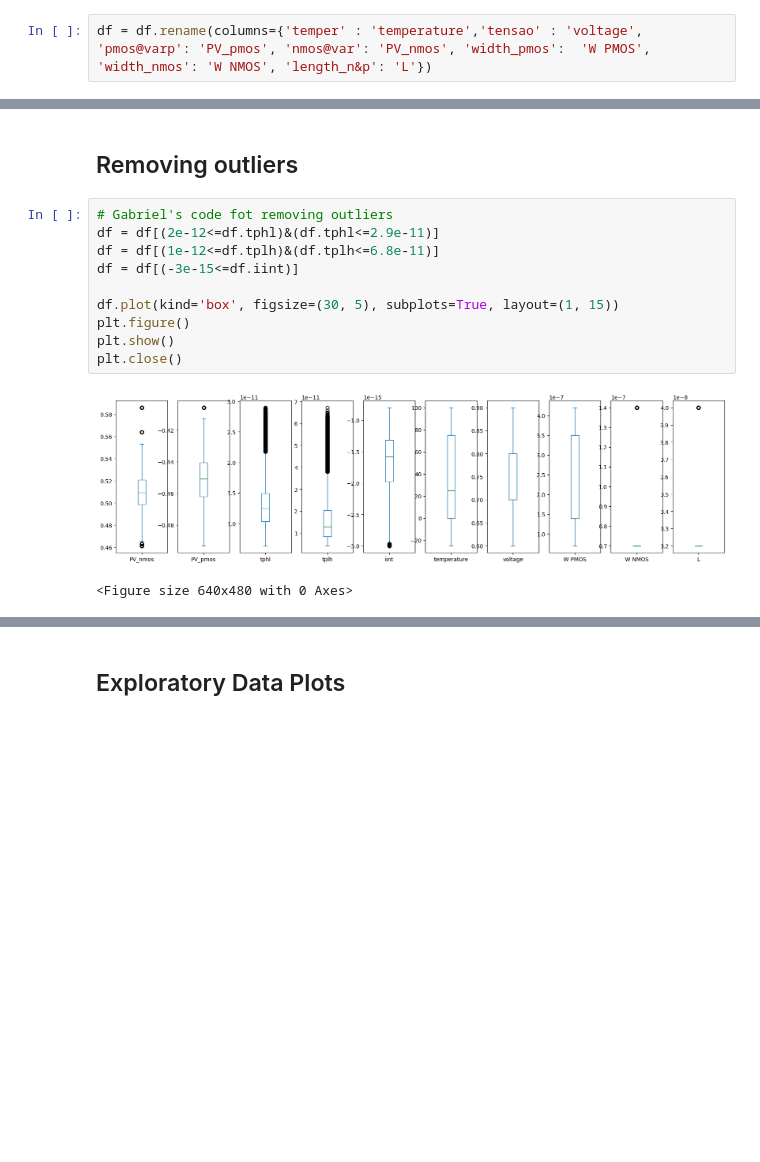
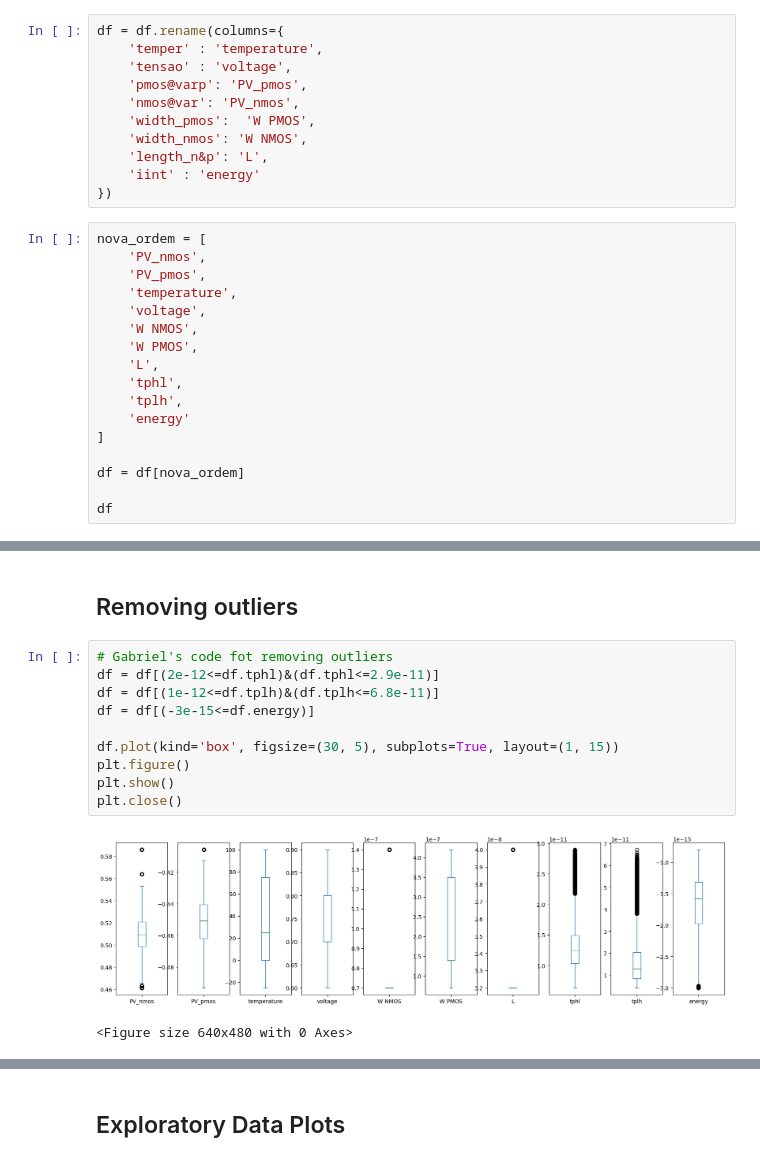
Before and after one commit to moraeseduarda/jupyter_ic, a Jupyter notebook: notebooks/CMOS/32nm/NOT/01_data_exploration.ipynb, the cells around one changed output, grey strips where cells are left out. Saved outputs shown, nothing was run; the diff lists cells and outputs as text; blank space fills up the shorter version.

```diff
--- a/notebooks/CMOS/32nm/NOT/01_data_exploration.ipynb
+++ b/notebooks/CMOS/32nm/NOT/01_data_exploration.ipynb
@@ -27,4 +27,30 @@ df = pd.read_csv(path, index_col=0)
 # %% [markdown]
 Renaming the column 'tensao' to 'voltage' to maintain the English standard
 # %%
-df = df.rename(columns={'temper' : 'temperature','tensao' : 'voltage', 'pmos@varp': 'PV_pmos', 'nmos@var': 'PV_nmos', 'width_pmos':  'W PMOS', 'width_nmos': 'W NMOS', 'length_n&p': 'L'})
+df = df.rename(columns={
+    'temper' : 'temperature',
+    'tensao' : 'voltage',
+    'pmos@varp': 'PV_pmos',
+    'nmos@var': 'PV_nmos',
+    'width_pmos':  'W PMOS',
+    'width_nmos': 'W NMOS',
+    'length_n&p': 'L',
+    'iint' : 'energy'
+})
+# %%
+nova_ordem = [
+    'PV_nmos',
+    'PV_pmos',
+    'temperature',
+    'voltage',
+    'W NMOS',
+    'W PMOS',
+    'L',
+    'tphl',
+    'tplh',
+    'energy'
+]
+
+df = df[nova_ordem]
+
+df
@@ -252,13 +276,13 @@ plt.close()
 # %%
 # Gabriel's code fot removing outliers
 df = df[(2e-12<=df.tphl)&(df.tphl<=2.9e-11)]
 df = df[(1e-12<=df.tplh)&(df.tplh<=6.8e-11)]
-df = df[(-3e-15<=df.iint)]
+df = df[(-3e-15<=df.energy)]
 
 df.plot(kind='box', figsize=(30, 5), subplots=True, layout=(1, 15))
 plt.figure()
 plt.show()
 plt.close()
 # %% [output]
-[figure, old version]
+[figure, new version]
 <Figure size 640x480 with 0 Axes>
```
Also changed, not shown: parts of 27 cells of this notebook, 40 other files.
